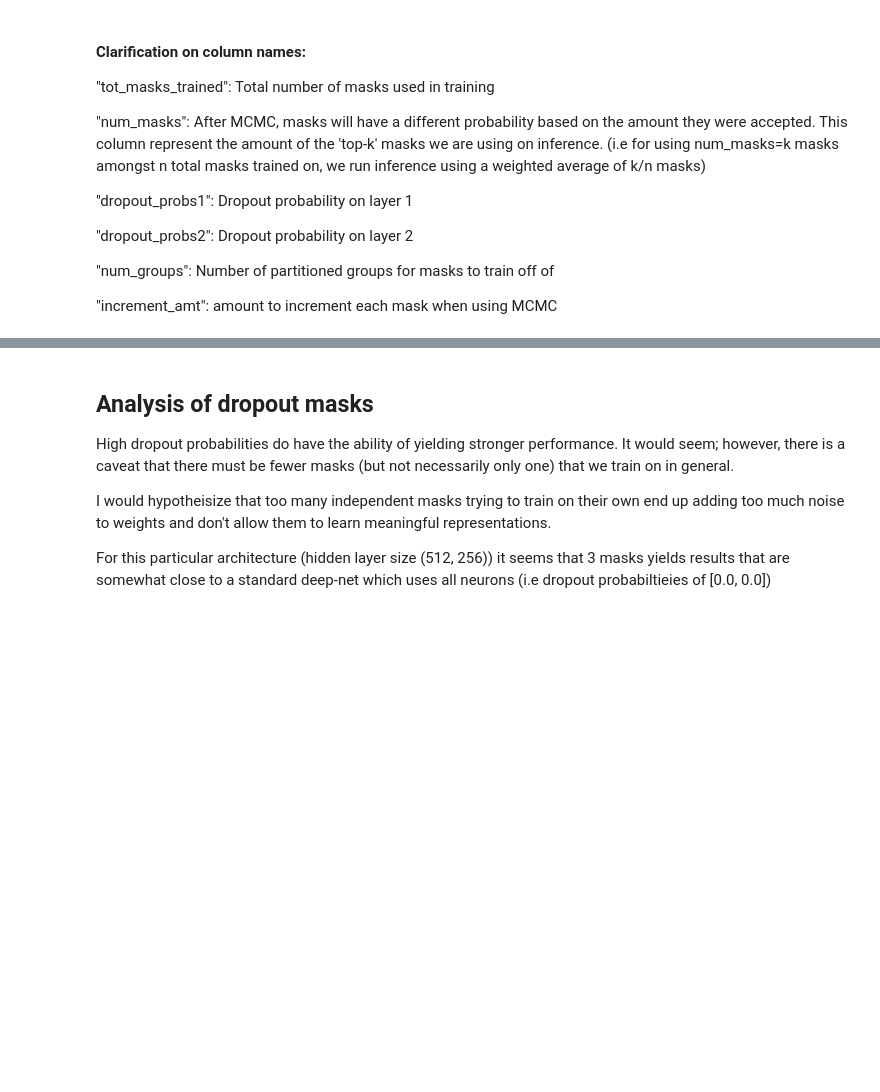
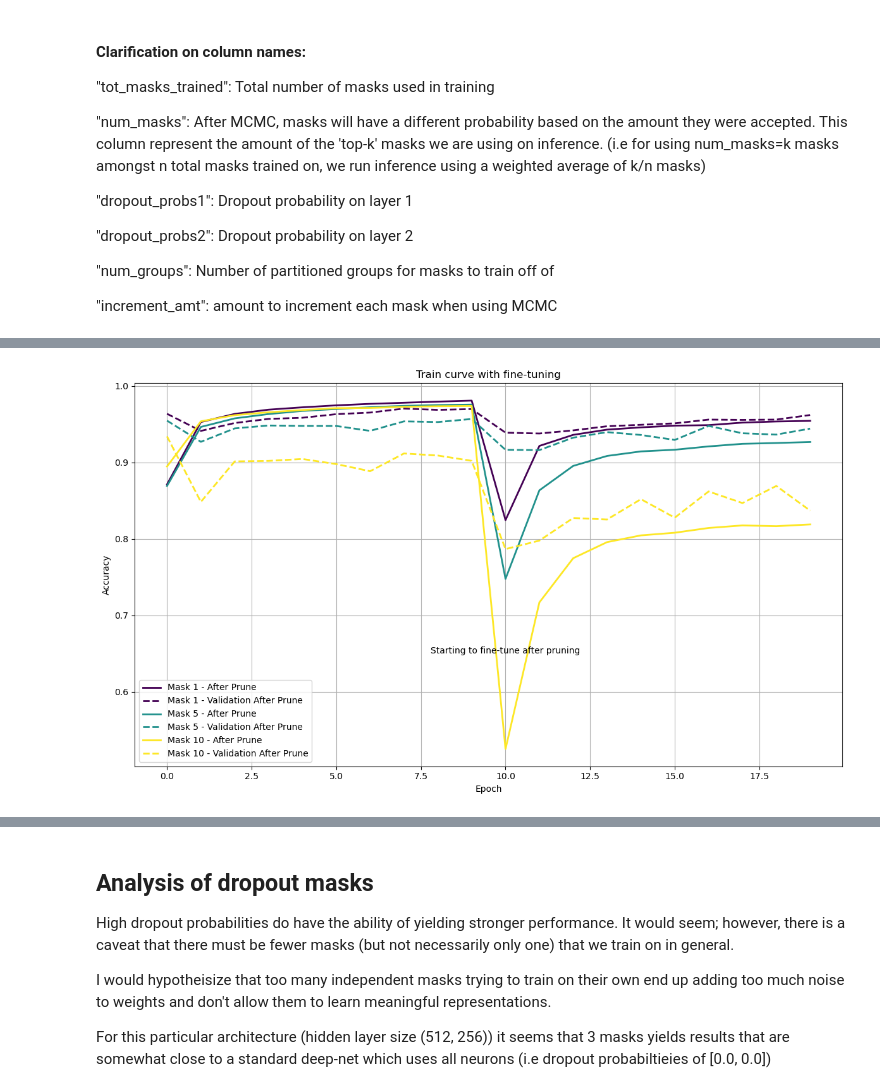
Before and after one commit to kunal-kapur/bayesian-ensemble, a Jupyter notebook: analyze_experiments.ipynb, the cells around one changed output, grey strips where cells are left out. Cells and saved outputs as stored; diff of their text form; code cells hidden in the pictures; blank space fills up the shorter version.

```diff
--- a/analyze_experiments.ipynb
+++ b/analyze_experiments.ipynb
@@ -41,0 +134,44 @@ for folder in os.listdir("experiments"):
+# %%
+import pandas as pd
+import matplotlib.pyplot as plt
+
+# Assume df is your DataFrame
+grouped = df[df['type'] == 'tune'].groupby('Number-of-Masks')
+
+plt.figure(figsize=(12, 7))
+
+colormap_name = 'viridis'  # Replace with your chosen colormap
+
+# Create the color array
+colors = plt.cm.get_cmap(colormap_name)(np.linspace(0, 1, len(grouped)))
+
+# 1. Plot the overall average "before prune" curve (dashed line)
+# mean_before_prune = df.groupby('Epoch')['Train-Accuracy'].mean().reset_index()
+# plt.plot(mean_before_prune['Epoch'], mean_before_prune['Train-Accuracy'],
+#          label='Avg Before Prune (All Masks)', linestyle='--', color='black', lw=2)
+
+# 2. Plot individual "after prune" curves per mask value (solid lines)
+for (mask_value, group), color in zip(grouped, colors):
+    group = group.sort_values(by='Epoch')
+    # Optionally average over runs:
+    avg_after = group.groupby('Epoch')['Train-Accuracy'].mean().reset_index()
+    plt.plot(avg_after['Epoch'], avg_after['Train-Accuracy'],
+             label=f'Mask {int(mask_value)} - After Prune', linestyle='-', color=color, lw=2)
+
+    avg_after = group.groupby('Epoch')['Validation-Accuracy'].mean().reset_index()
+
+    plt.plot(avg_after['Epoch'], avg_after['Validation-Accuracy'],
+             label=f'Mask {int(mask_value)} - Validation After Prune', linestyle='--', color=color, lw=2)
+
+plt.title('Train curve with fine-tuning')
+plt.xlabel('Epoch')
+plt.ylabel('Accuracy')
+plt.legend()
+plt.grid(True)
+plt.tight_layout()
+plt.text(10, 0.65, 'Starting to fine-tune after pruning', horizontalalignment='center')
+
+
+plt.show()
+# %% [output]
+[figure, added]
```
Also changed, not shown: parts of 12 cells of this notebook, 12 other files.
